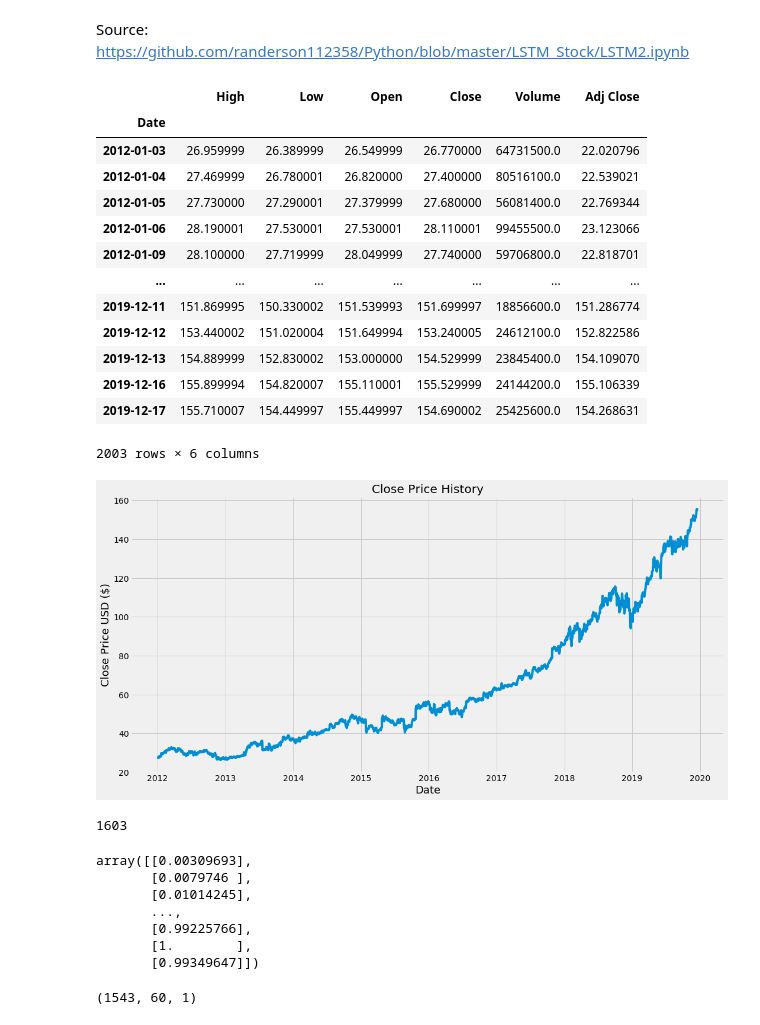
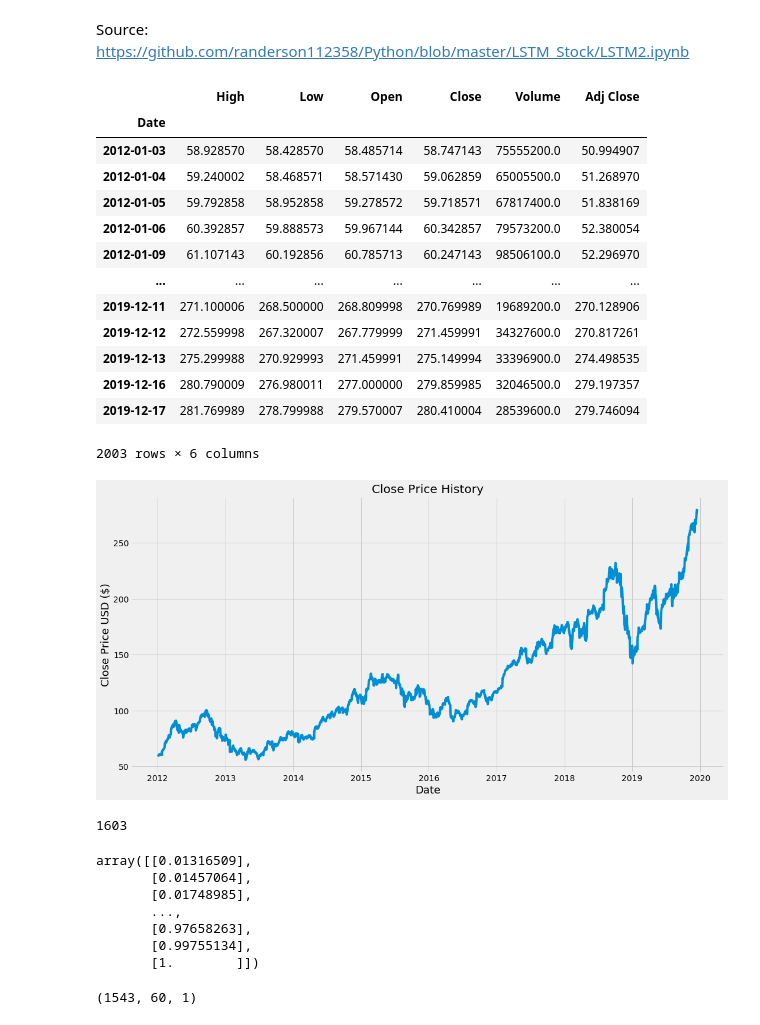
Before and after one commit to khanetor/dropout-in-rnn, a Jupyter notebook: Stock Price Prediction.ipynb, the cells around one changed output. Cells and saved outputs as stored; diff of their text form; code cells hidden in the pictures.

```diff
--- a/Stock Price Prediction.ipynb
+++ b/Stock Price Prediction.ipynb
@@ -20,22 +20,22 @@ from torch import optim
 # %%
 plt.style.use("fivethirtyeight")
 # %%
-df = web.DataReader('MSFT', data_source='yahoo', start='2012-01-01', end='2019-12-17')
+df = web.DataReader('AAPL', data_source='yahoo', start='2012-01-01', end='2019-12-17')
 df
 # %% [output]
 |  | High | Low | Open | Close | Volume | Adj Close |
 | Date |  |  |  |  |  |  |
-| 2012-01-03 | 26.959999 | 26.389999 | 26.549999 | 26.770000 | 64731500.0 | 22.020796 |
-| 2012-01-04 | 27.469999 | 26.780001 | 26.820000 | 27.400000 | 80516100.0 | 22.539021 |
-| 2012-01-05 | 27.730000 | 27.290001 | 27.379999 | 27.680000 | 56081400.0 | 22.769344 |
-| 2012-01-06 | 28.190001 | 27.530001 | 27.530001 | 28.110001 | 99455500.0 | 23.123066 |
-| 2012-01-09 | 28.100000 | 27.719999 | 28.049999 | 27.740000 | 59706800.0 | 22.818701 |
+| 2012-01-03 | 58.928570 | 58.428570 | 58.485714 | 58.747143 | 75555200.0 | 50.994907 |
+| 2012-01-04 | 59.240002 | 58.468571 | 58.571430 | 59.062859 | 65005500.0 | 51.268970 |
+| 2012-01-05 | 59.792858 | 58.952858 | 59.278572 | 59.718571 | 67817400.0 | 51.838169 |
+| 2012-01-06 | 60.392857 | 59.888573 | 59.967144 | 60.342857 | 79573200.0 | 52.380054 |
+| 2012-01-09 | 61.107143 | 60.192856 | 60.785713 | 60.247143 | 98506100.0 | 52.296970 |
 | ... | ... | ... | ... | ... | ... | ... |
-| 2019-12-11 | 151.869995 | 150.330002 | 151.539993 | 151.699997 | 18856600.0 | 151.286774 |
-| 2019-12-12 | 153.440002 | 151.020004 | 151.649994 | 153.240005 | 24612100.0 | 152.822586 |
-| 2019-12-13 | 154.889999 | 152.830002 | 153.000000 | 154.529999 | 23845400.0 | 154.109070 |
-| 2019-12-16 | 155.899994 | 154.820007 | 155.110001 | 155.529999 | 24144200.0 | 155.106339 |
-| 2019-12-17 | 155.710007 | 154.449997 | 155.449997 | 154.690002 | 25425600.0 | 154.268631 |
+| 2019-12-11 | 271.100006 | 268.500000 | 268.809998 | 270.769989 | 19689200.0 | 270.128906 |
+| 2019-12-12 | 272.559998 | 267.320007 | 267.779999 | 271.459991 | 34327600.0 | 270.817261 |
+| 2019-12-13 | 275.299988 | 270.929993 | 271.459991 | 275.149994 | 33396900.0 | 274.498535 |
+| 2019-12-16 | 280.790009 | 276.980011 | 277.000000 | 279.859985 | 32046500.0 | 279.197357 |
+| 2019-12-17 | 281.769989 | 278.799988 | 279.570007 | 280.410004 | 28539600.0 | 279.746094 |
 2003 rows × 6 columns
 # %%
 plt.figure(figsize=(16, 8))
@@ -45,7 +45,7 @@ plt.xlabel("Date", fontsize=18)
 plt.ylabel("Close Price USD ($)", fontsize=18)
 plt.show()
 # %% [output]
-[figure, old version]
+[figure, new version]
 # %%
 data = df.filter(["Close"])
 dataset = data.values
@@ -60,13 +60,13 @@ scaled_data = scaler.fit_transform(dataset)
 
 scaled_data
 # %% [output]
-array([[0.00309693],
-       [0.0079746 ],
-       [0.01014245],
+array([[0.01316509],
+       [0.01457064],
+       [0.01748985],
        ...,
-       [0.99225766],
-       [1.        ],
-       [0.99349647]])
+       [0.97658263],
+       [0.99755134],
+       [1.        ]])
 # %%
 STEP = 60
 # %%
```
Also changed, not shown: parts of 4 cells of this notebook, 2 other files.
